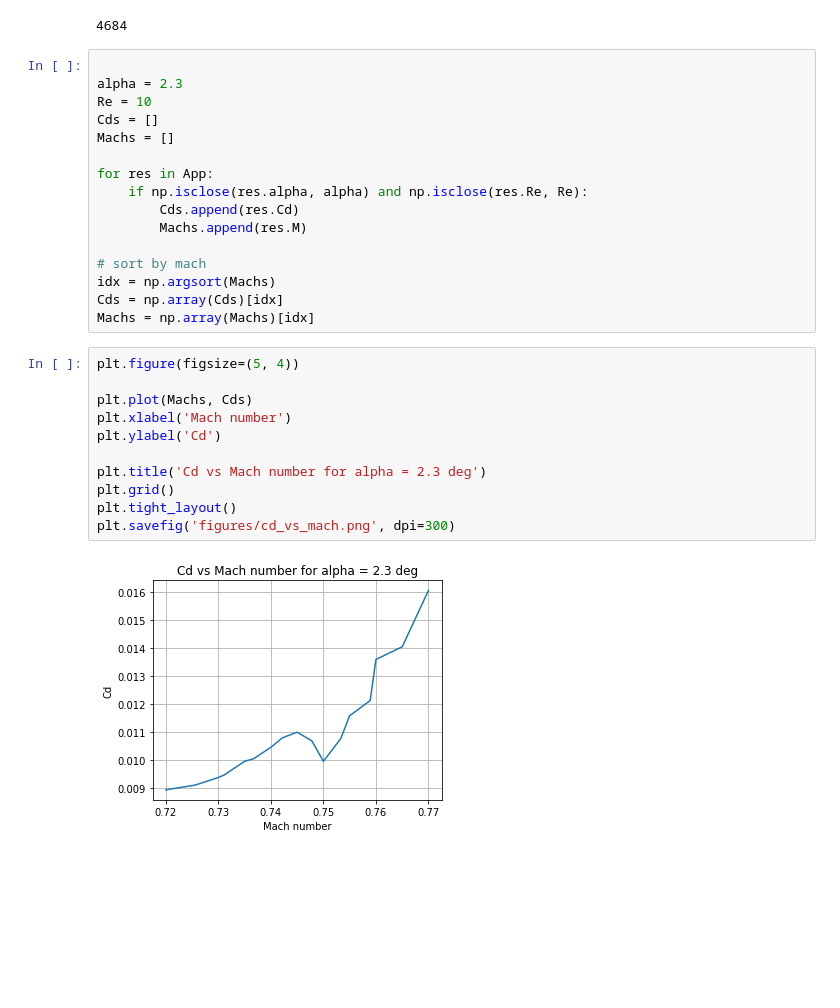
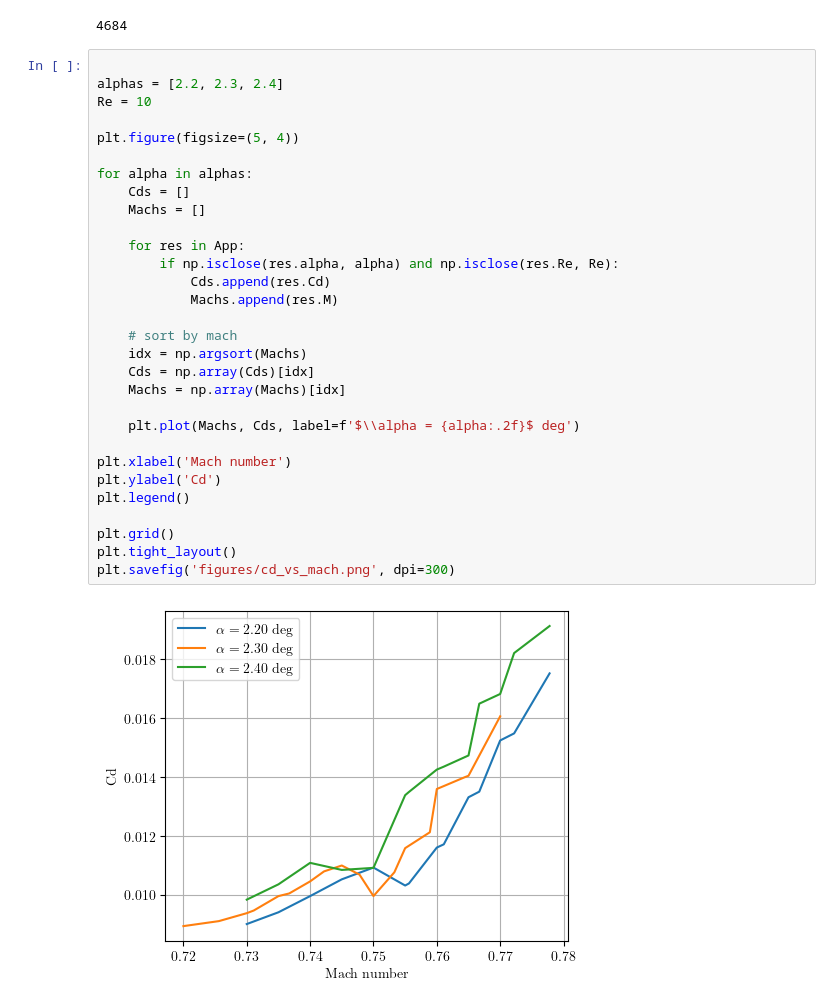
Before and after one commit to lpender3672/MEng-CW, a Jupyter notebook: IIB/4A7/transonic_wing/plot_cpte_vs_alpha.ipynb, the cells around one changed output. Saved outputs shown, nothing was run; the diff lists cells and outputs as text; blank space fills up the shorter version.

```diff
--- a/IIB/4A7/transonic_wing/plot_cpte_vs_alpha.ipynb
+++ b/IIB/4A7/transonic_wing/plot_cpte_vs_alpha.ipynb
@@ -191,30 +194,33 @@ print(len(App))
 4684
 # %%
 
-alpha = 2.3
+alphas = [2.2, 2.3, 2.4]
 Re = 10
-Cds = []
-Machs = []
 
-for res in App:
-    if np.isclose(res.alpha, alpha) and np.isclose(res.Re, Re):
-        Cds.append(res.Cd)
-        Machs.append(res.M)
+plt.figure(figsize=(5, 4))
 
-# sort by mach
-idx = np.argsort(Machs)
-Cds = np.array(Cds)[idx]
-Machs = np.array(Machs)[idx]
+for alpha in alphas:
+    Cds = []
+    Machs = []
+
+    for res in App:
+        if np.isclose(res.alpha, alpha) and np.isclose(res.Re, Re):
+            Cds.append(res.Cd)
+            Machs.append(res.M)
+
+    # sort by mach
+    idx = np.argsort(Machs)
+    Cds = np.array(Cds)[idx]
+    Machs = np.array(Machs)[idx]
+
+    plt.plot(Machs, Cds, label=f'$\\alpha = {alpha:.2f}$ deg')
+
+plt.xlabel('Mach number')
+plt.ylabel('Cd')
+plt.legend()
+
+plt.grid()
+plt.tight_layout()
+plt.savefig('figures/cd_vs_mach.png', dpi=300)
+# %% [output]
+[figure, added]
-# %%
-plt.figure(figsize=(5, 4))
-
-plt.plot(Machs, Cds)
-plt.xlabel('Mach number')
-plt.ylabel('Cd')
-
-plt.title('Cd vs Mach number for alpha = 2.3 deg')
-plt.grid()
-plt.tight_layout()
-plt.savefig('figures/cd_vs_mach.png', dpi=300)
-# %% [output]
-[figure, removed]
```
Also changed, not shown: parts of 7 cells of this notebook, 13 other files.
